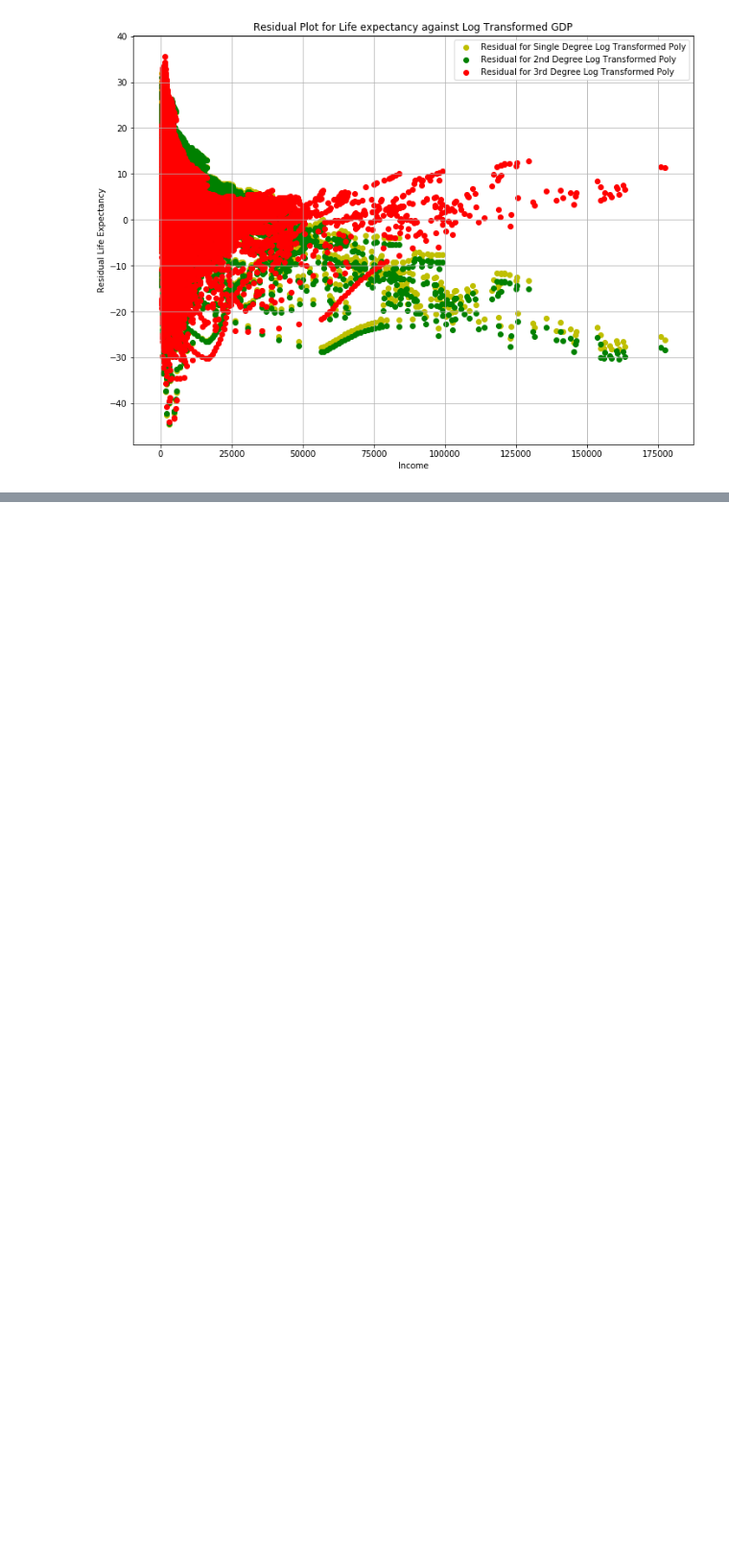
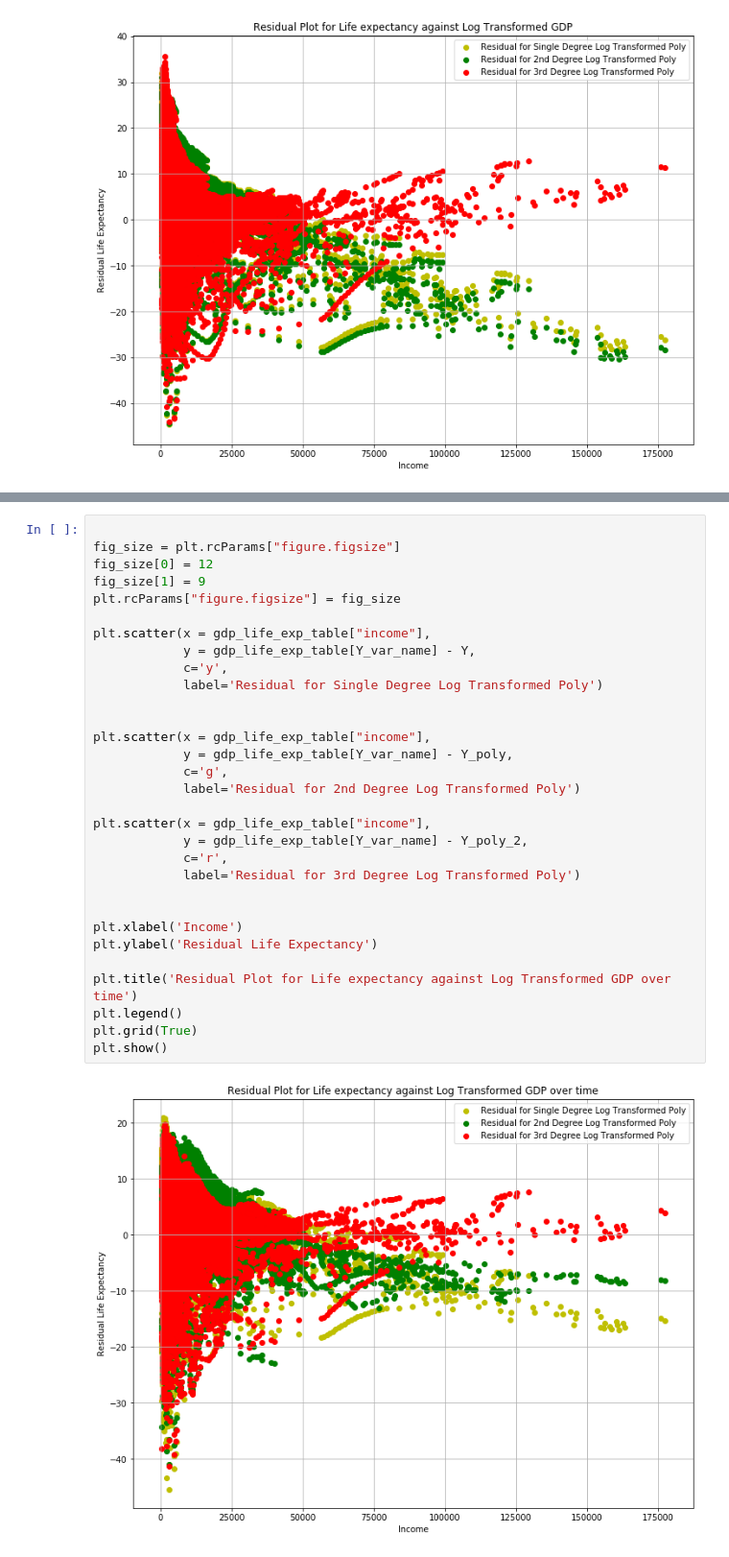
Before and after one commit to ParthTandel/DS5500-Assignment-2, a Jupyter notebook: Question_1.ipynb, the cells around one changed output, grey strips where cells are left out. Shown at 96% size. Saved outputs shown, nothing was run; the diff lists cells and outputs as text; blank space fills up the shorter version.

```diff
--- a/Question_1.ipynb
+++ b/Question_1.ipynb
@@ -231,0 +297,33 @@ plt.show()
+# %%
+
+fig_size = plt.rcParams["figure.figsize"]
+fig_size[0] = 12
+fig_size[1] = 9
+plt.rcParams["figure.figsize"] = fig_size
+
+plt.scatter(x = gdp_life_exp_table["income"],
+            y = gdp_life_exp_table[Y_var_name] - Y,
+            c='y',
+            label='Residual for Single Degree Log Transformed Poly')
+
+
+plt.scatter(x = gdp_life_exp_table["income"],
+            y = gdp_life_exp_table[Y_var_name] - Y_poly,
+            c='g',
+            label='Residual for 2nd Degree Log Transformed Poly')
+
+plt.scatter(x = gdp_life_exp_table["income"],
+            y = gdp_life_exp_table[Y_var_name] - Y_poly_2,
+            c='r',
+            label='Residual for 3rd Degree Log Transformed Poly')
+
+
+plt.xlabel('Income')
+plt.ylabel('Residual Life Expectancy')
+
+plt.title('Residual Plot for Life expectancy against Log Transformed GDP over time')
+plt.legend()
+plt.grid(True)
+plt.show()
+# %% [output]
+[figure, added]
```
Also changed, not shown: parts of 3 cells of this notebook, 14 other files.
